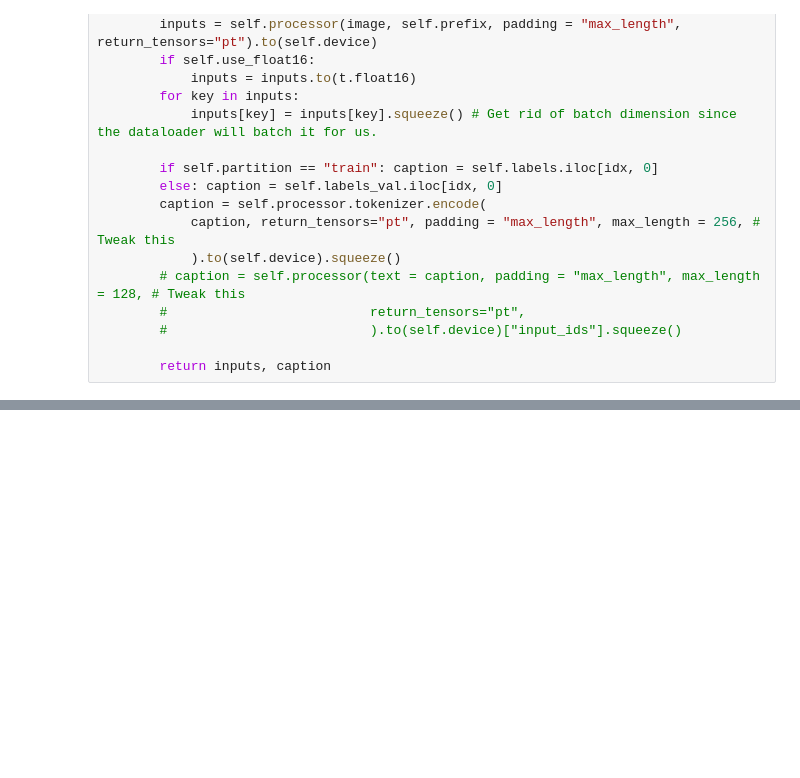
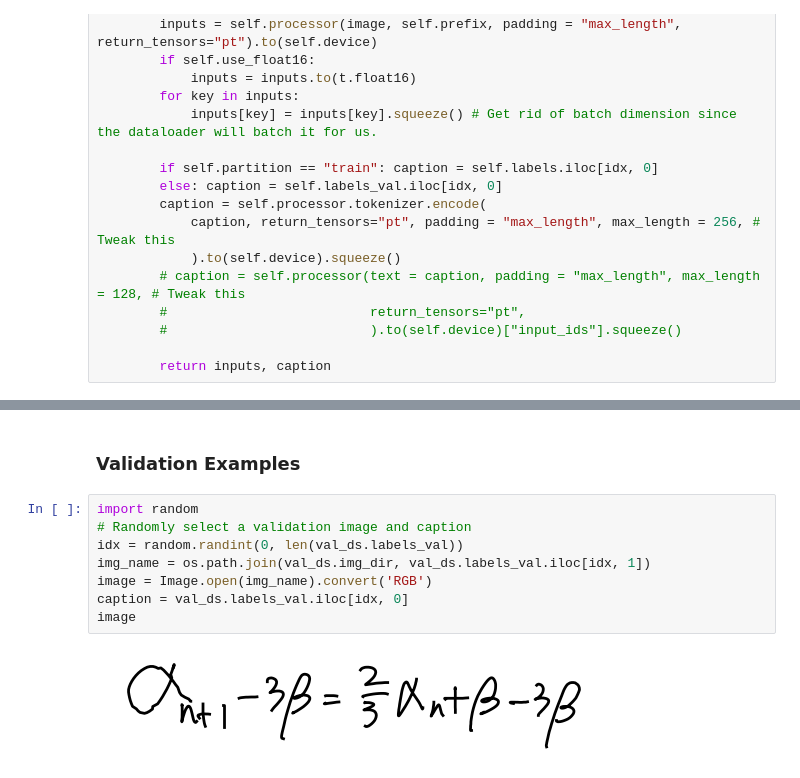
Before and after one commit to leonlenk/LaTeX_OCR, a Jupyter notebook: scripts/BLIP.ipynb, the cells around one changed output, grey strips where cells are left out. Cells and saved outputs as stored; diff of their text form; blank space fills up the shorter version.

```diff
--- a/scripts/BLIP.ipynb
+++ b/scripts/BLIP.ipynb
@@ -188,0 +193,12 @@ torch.Size([8, 1, 256])
+# %% [markdown]
+### Validation Examples
+# %%
+import random
+# Randomly select a validation image and caption
+idx = random.randint(0, len(val_ds.labels_val))
+img_name = os.path.join(val_ds.img_dir, val_ds.labels_val.iloc[idx, 1])
+image = Image.open(img_name).convert('RGB')
+caption = val_ds.labels_val.iloc[idx, 0]
+image
+# %% [output]
+[figure, added]
```
Also changed, not shown: parts of 3 cells of this notebook.
